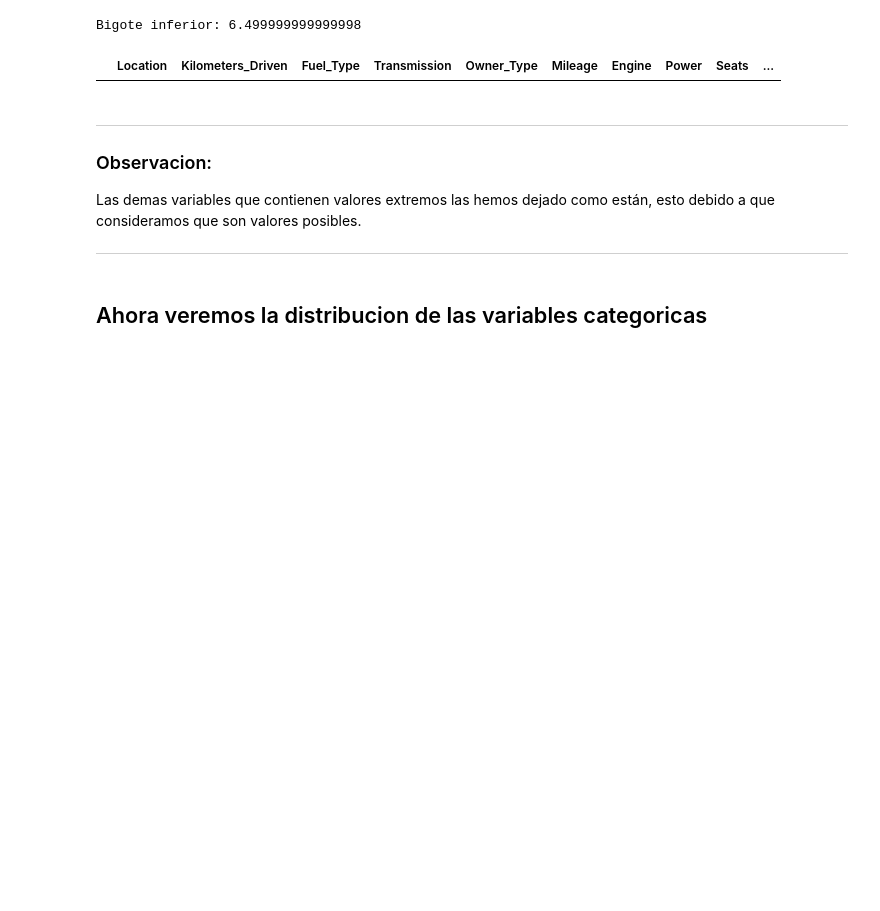
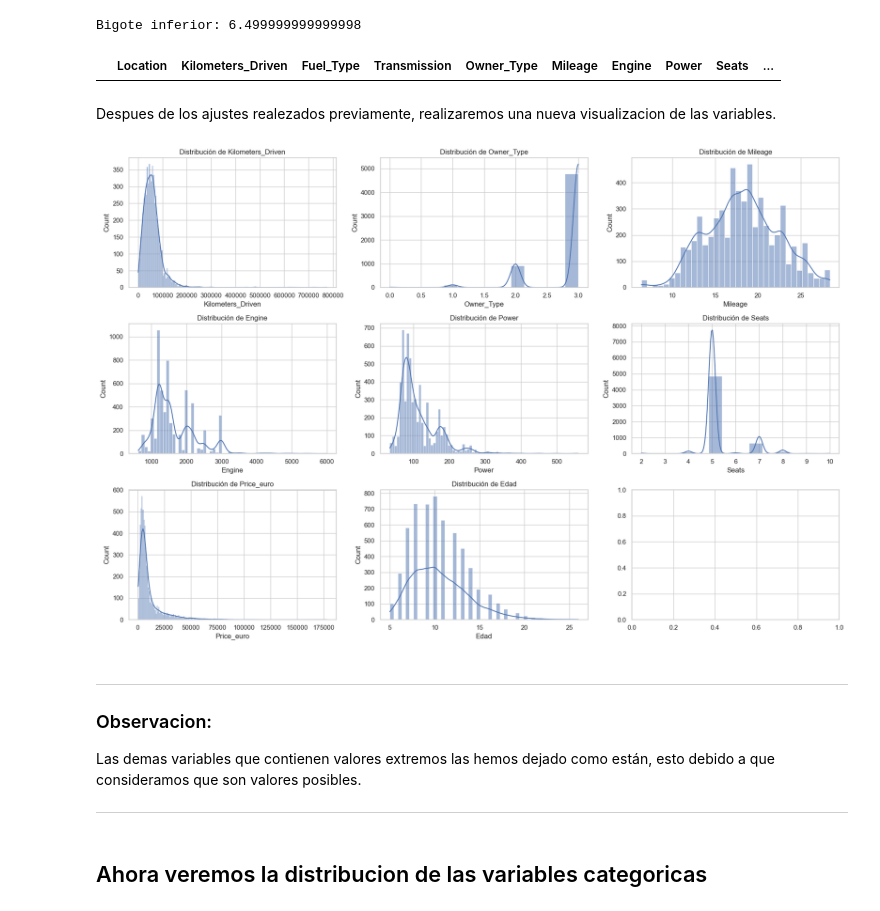
Before and after one commit to LMXCC79/Proyecto-ML-TheBridge, a Jupyter notebook: src/notebooks/EDA.ipynb, the cells around one changed output. Drawn from its saved outputs; the diff is of its cells as text; code cells hidden in the pictures; blank space fills up the shorter version.

```diff
--- a/src/notebooks/EDA.ipynb
+++ b/src/notebooks/EDA.ipynb
@@ -188,6 +187,31 @@ df['Mileage'] = df['Mileage'].replace(0, bigote_inf)
 df[df['Mileage']==0]
 # %% [output]
 |  | Location | Kilometers_Driven | Fuel_Type | Transmission | Owner_Type | Mileage | Engine | Power | Seats | ... |
+# %% [markdown]
+Despues de los ajustes realezados previamente, realizaremos una nueva visualizacion de las variables.
+# %%
+# Configuración de estilo de seaborn
+sns.set_theme(style="whitegrid")
+
+# Definir las variables numéricas que queremos visualizar
+variables_numericas = ['Kilometers_Driven', 'Owner_Type', 'Mileage', 'Engine', 'Power', 'Seats', 'Price_euro', 'Edad']
+
+# Crear subplots
+fig, axes = plt.subplots(nrows=3, ncols=3, figsize=(18, 12))
+
+# Iterar sobre las variables numéricas y dibujar histogramas y gráficos de densidad
+for ax, variable in zip(axes.flatten(), variables_numericas):
+    sns.histplot(df[variable], kde=True, ax=ax)
+    ax.set_title(f'Distribución de {variable}')
+    ax.set_xlabel(variable)
+
+# Ajustar el espaciado entre subplots
+plt.tight_layout()
+
+# Mostrar los gráficos
+plt.show()
+# %% [output]
+[figure, added]
 # %% [markdown]
 ---------------------
 ### Observacion:
```
Also changed, not shown: parts of 12 cells of this notebook, 1 other file.
